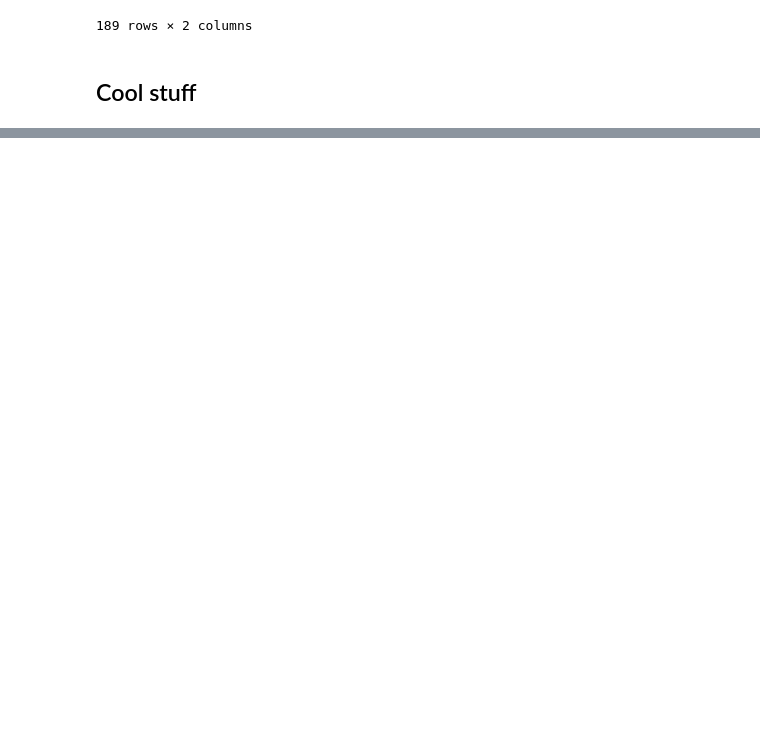
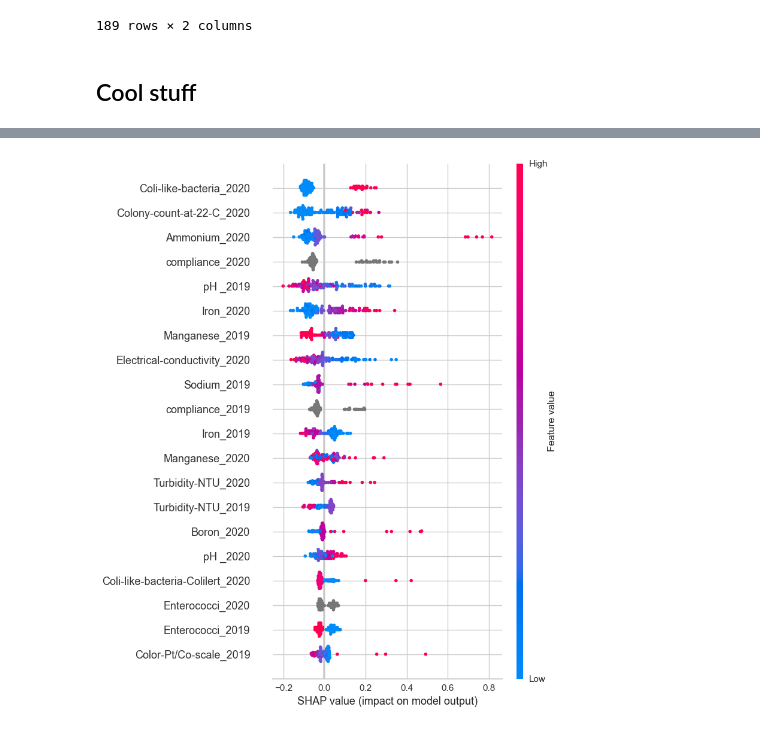
Before and after one commit to katesedykh/ML2022-Drinking-Water-Quality, a Jupyter notebook: drinking-water-quality.ipynb, the cells around one changed output, grey strips where cells are left out. Drawn from its saved outputs; the diff is of its cells as text; code cells hidden in the pictures; blank space fills up the shorter version.

```diff
--- a/drinking-water-quality.ipynb
+++ b/drinking-water-quality.ipynb
@@ -278,0 +402,4 @@ interpret_model(rf)
+# %%
+interpret_model(catboost)
+# %% [output]
+[figure, added]
```
Also changed, not shown: parts of 21 cells of this notebook.
